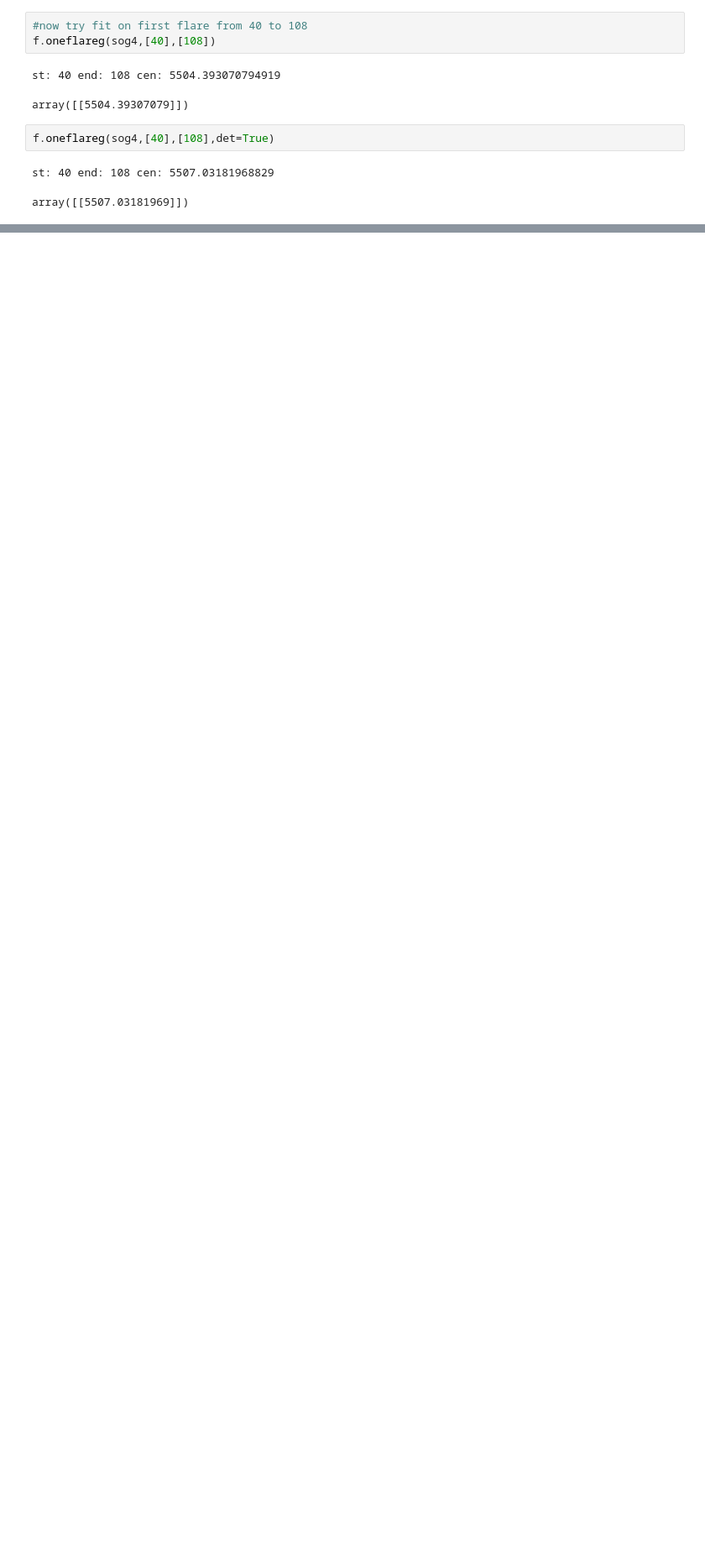
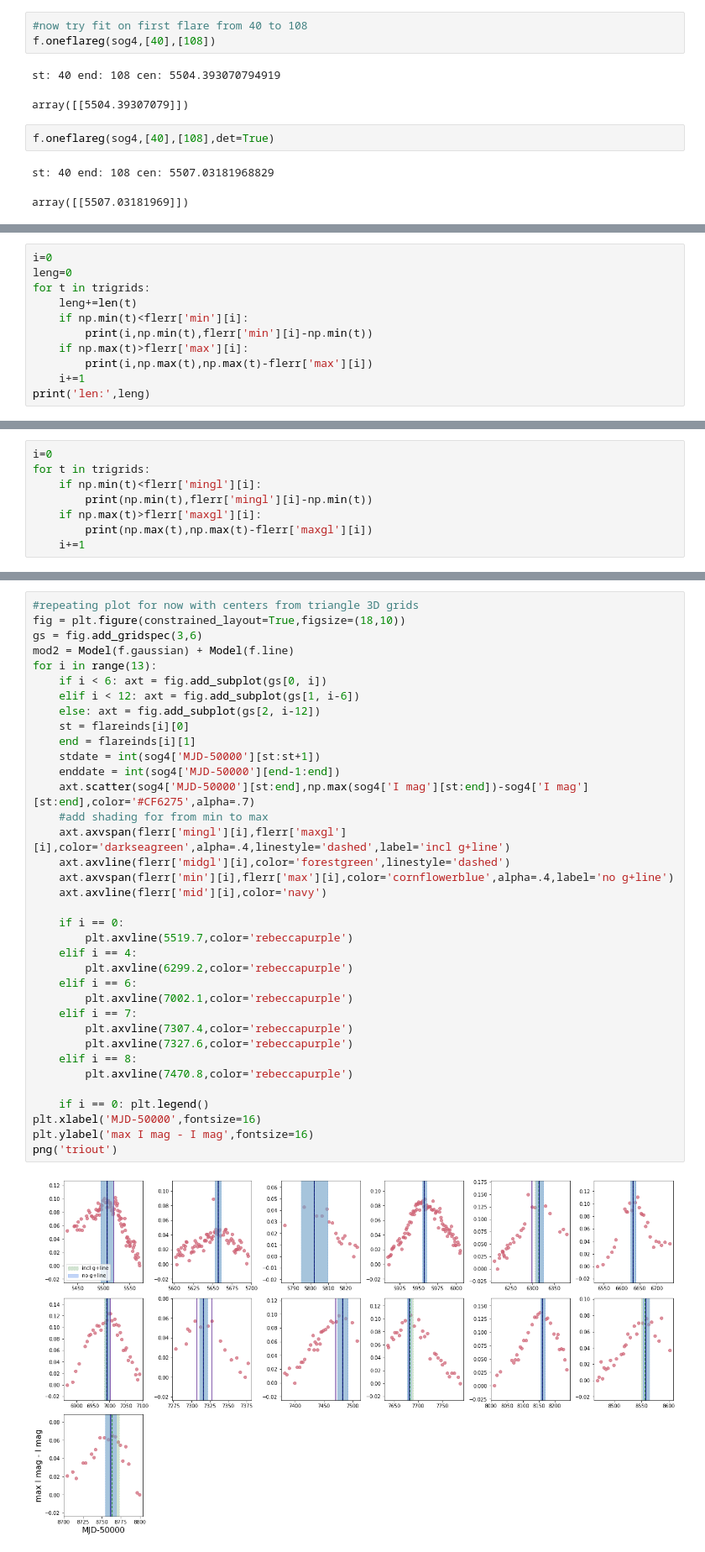
Before and after one commit to lenatreiber/LXP69.5, a Jupyter notebook: LXP69.5FlareModelling.ipynb, the cells around one changed output, grey strips where cells are left out. Shown at 84% size. Drawn from its saved outputs; the diff is of its cells as text; blank space fills up the shorter version.

```diff
--- a/LXP69.5FlareModelling.ipynb
+++ b/LXP69.5FlareModelling.ipynb
@@ -2603,0 +2563,11 @@ Name: gaussian center, dtype: float64
+# %%
+i=0
+leng=0
+for t in trigrids:
+    leng+=len(t)
+    if np.min(t)<flerr['min'][i]:
+        print(i,np.min(t),flerr['min'][i]-np.min(t))
+    if np.max(t)>flerr['max'][i]:
+        print(i,np.max(t),np.max(t)-flerr['max'][i])
+    i+=1
+print('len:',leng)
@@ -2603,0 +2582,8 @@ Name: gaussian center, dtype: float64
+# %%
+i=0
+for t in trigrids:
+    if np.min(t)<flerr['mingl'][i]:
+        print(np.min(t),flerr['mingl'][i]-np.min(t))
+    if np.max(t)>flerr['maxgl'][i]:
+        print(np.max(t),np.max(t)-flerr['maxgl'][i])
+    i+=1
@@ -2603,0 +2605,38 @@ Name: gaussian center, dtype: float64
+# %%
+#repeating plot for now with centers from triangle 3D grids
+fig = plt.figure(constrained_layout=True,figsize=(18,10))
+gs = fig.add_gridspec(3,6)
+mod2 = Model(f.gaussian) + Model(f.line)
+for i in range(13):
+    if i < 6: axt = fig.add_subplot(gs[0, i])
+    elif i < 12: axt = fig.add_subplot(gs[1, i-6])
+    else: axt = fig.add_subplot(gs[2, i-12])
+    st = flareinds[i][0]
+    end = flareinds[i][1]
+    stdate = int(sog4['MJD-50000'][st:st+1])
+    enddate = int(sog4['MJD-50000'][end-1:end])
+    axt.scatter(sog4['MJD-50000'][st:end],np.max(sog4['I mag'][st:end])-sog4['I mag'][st:end],color='#CF6275',alpha=.7)
+    #add shading for from min to max
+    axt.axvspan(flerr['mingl'][i],flerr['maxgl'][i],color='darkseagreen',alpha=.4,linestyle='dashed',label='incl g+line')
+    axt.axvline(flerr['midgl'][i],color='forestgreen',linestyle='dashed')
+    axt.axvspan(flerr['min'][i],flerr['max'][i],color='cornflowerblue',alpha=.4,label='no g+line')
+    axt.axvline(flerr['mid'][i],color='navy')
+
+    if i == 0:
+        plt.axvline(5519.7,color='rebeccapurple')
+    elif i == 4:
+        plt.axvline(6299.2,color='rebeccapurple')
+    elif i == 6:
+        plt.axvline(7002.1,color='rebeccapurple')
+    elif i == 7:
+        plt.axvline(7307.4,color='rebeccapurple')
+        plt.axvline(7327.6,color='rebeccapurple')
+    elif i == 8:
+        plt.axvline(7470.8,color='rebeccapurple')
+
+    if i == 0: plt.legend()
+plt.xlabel('MJD-50000',fontsize=16)
+plt.ylabel('max I mag - I mag',fontsize=16)
+png('triout')
+# %% [output]
+[figure, added]
```
Also changed, not shown: parts of 63 cells of this notebook.
